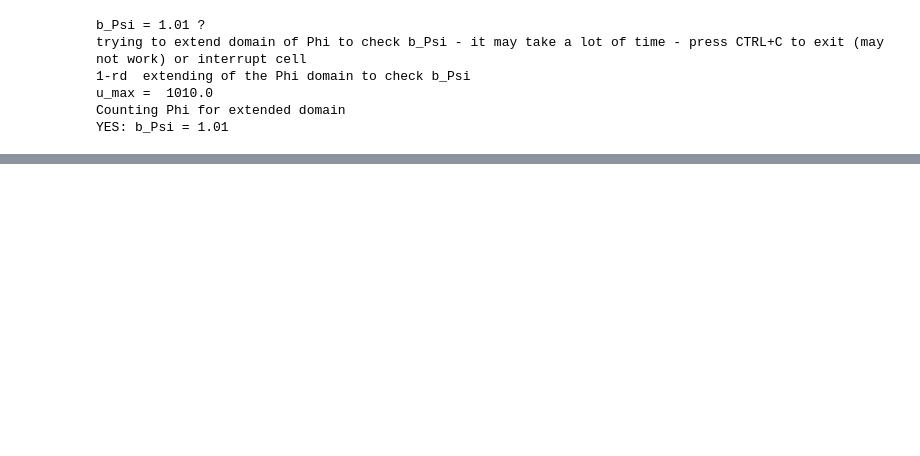
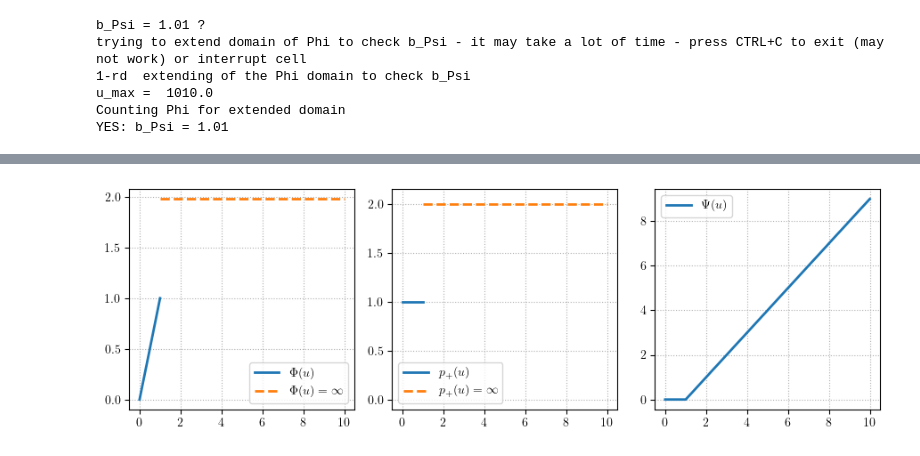
Before and after one commit to DyonOylloug/numerical_function_spaces, a Jupyter notebook: docs/conjugate_plots_Phi_p_Psi.ipynb, the cells around one changed output, grey strips where cells are left out. Saved outputs shown, nothing was run; the diff lists cells and outputs as text; code cells hidden in the pictures; blank space fills up the shorter version.

```diff
--- a/docs/conjugate_plots_Phi_p_Psi.ipynb
+++ b/docs/conjugate_plots_Phi_p_Psi.ipynb
@@ -26,3 +28,9 @@ u_max =  1010.0
 Counting Phi for extended domain
 YES: b_Psi = 1.01
 [figure]
+# %%
+Orlicz_function = osm.Orlicz_function_L_1_cap_L_inf
+# %%
+osm.plot_Phi_p_plus_Psi(Orlicz_function, u_max=10, du=0.01, max_u_on_plots=10)
+# %% [output]
+[figure, added]
```
Also changed, not shown: parts of 11 cells of this notebook, 1 other file.
